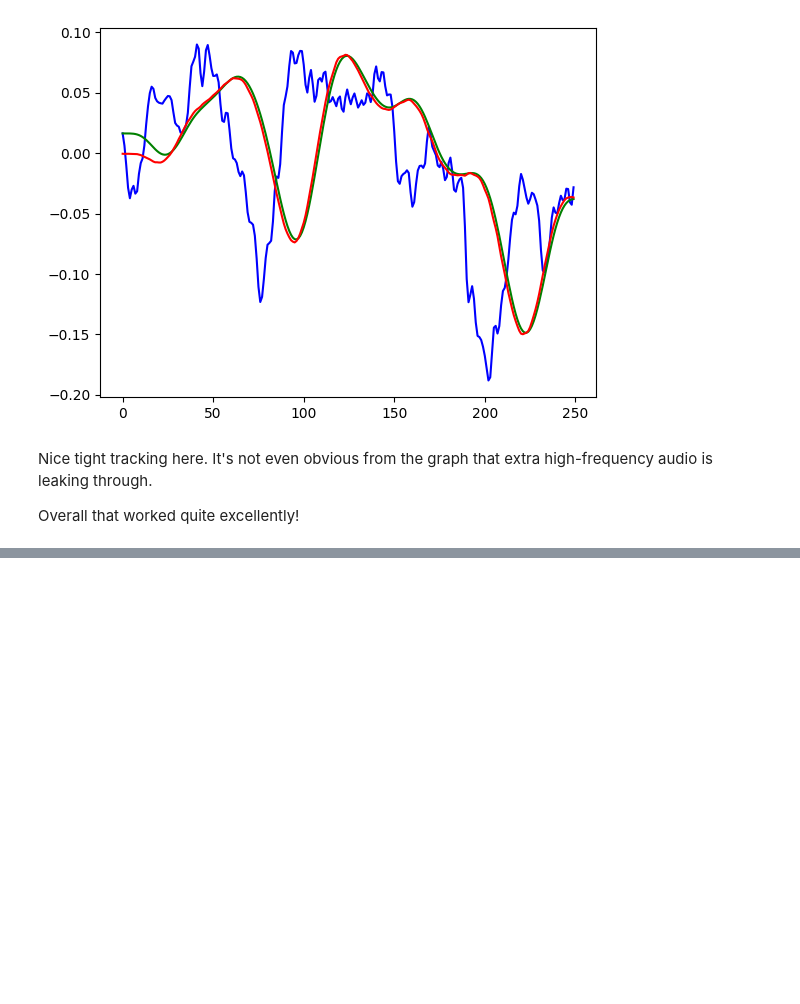
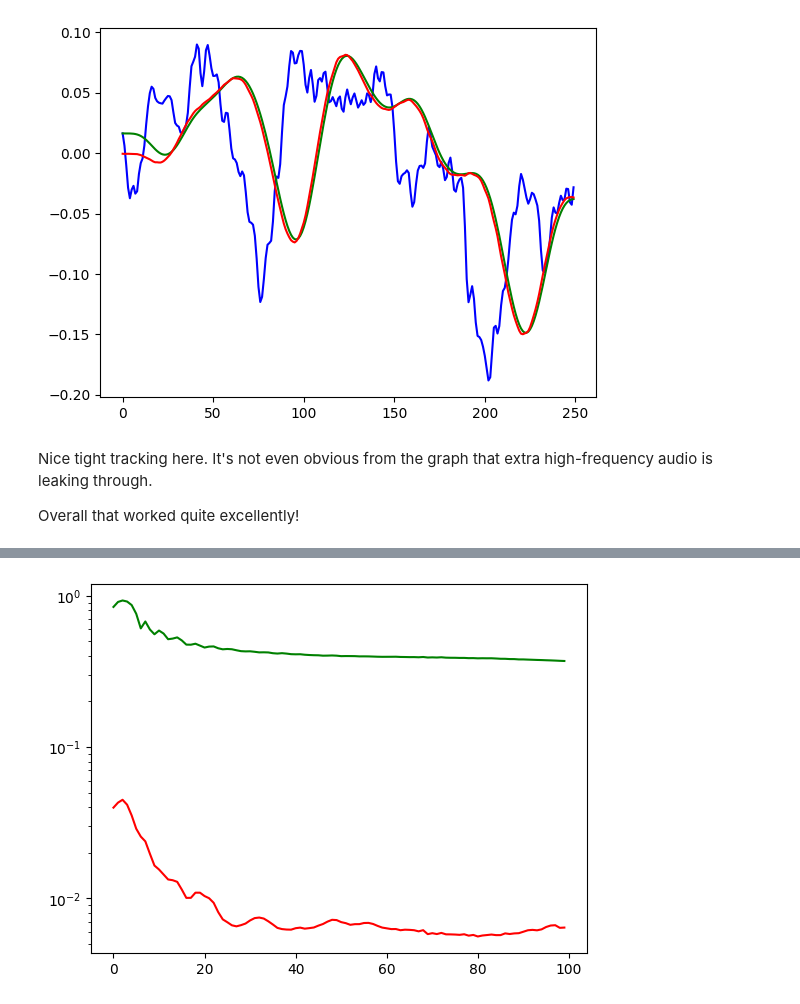
Before and after one commit to wyager/audiofx, a Jupyter notebook: audiofx.ipynb, the cells around one changed output, grey strips where cells are left out. Drawn from its saved outputs; the diff is of its cells as text; code cells hidden in the pictures; blank space fills up the shorter version.

```diff
--- a/audiofx.ipynb
+++ b/audiofx.ipynb
@@ -579,0 +643,17 @@ Overall that worked quite excellently!
+# %%
+# We want to assign a large loss to 0.01 vs 0.02, but a small loss to 0.11 vs 0.12
+def magnitude_sensitive_loss(output, reference):
+    delta = output - reference
+    scale = output**2 + reference**2 + 0.001
+    error = delta**2 / scale
+    loss = error.mean()
+    return loss
+
+example_in = [0.0, 0.0, 0.0, 0.01, 0.01, 0.1, 0.1]
+example_out = [0.0, 0.01, 0.1, 0.02, -0.01, 0.11, 0.12]
+for i,in_  in enumerate(example_in):
+    out = example_out[i]
+    in_ = np.array([in_])
+    out = np.array([out])
+    loss = magnitude_sensitive_loss(out, in_)
+    print(f"i:{in_} o:{out} loss:{loss}")
@@ -579,0 +668,4 @@ Overall that worked quite excellently!
+# %%
+am_model_2 = train(am_data, epoch_count = 100, loss_function = magnitude_sensitive_loss)
+# %% [output]
+[figure, added]
```
Also changed, not shown: parts of 14 cells of this notebook.
